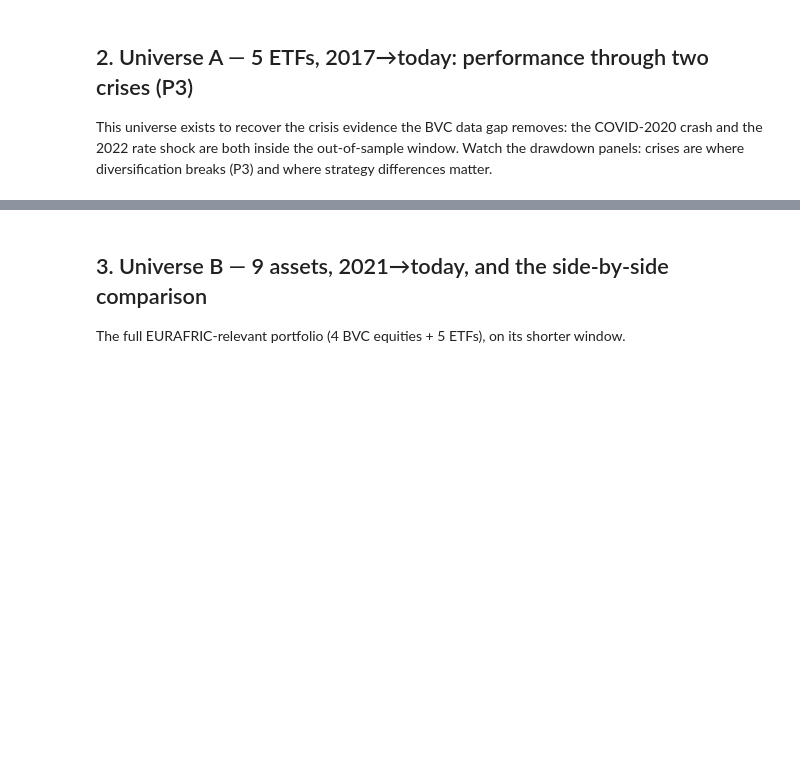
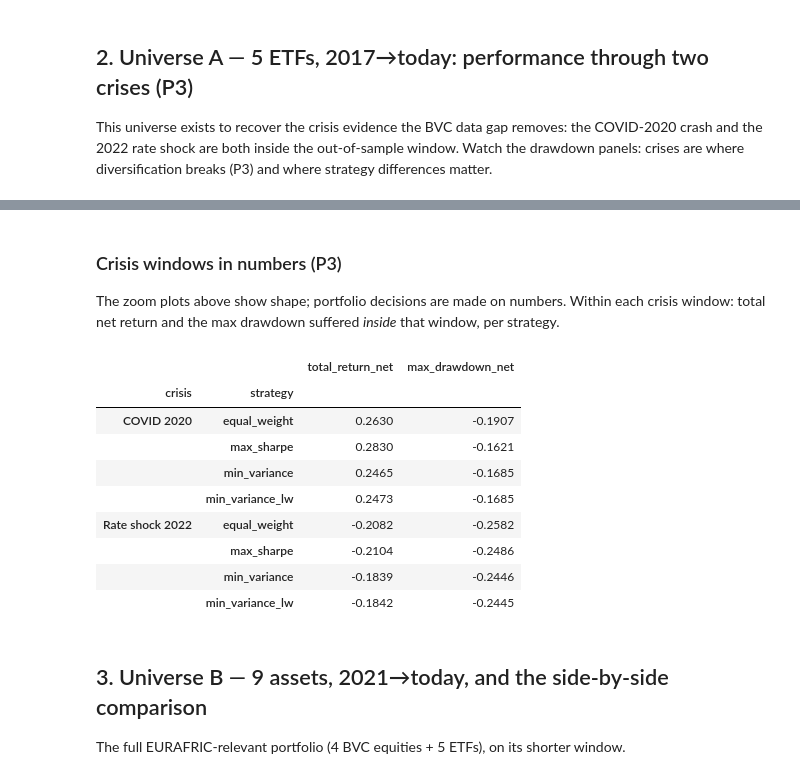
Before and after one commit to SouhailBourhim/Portfolio_ML, a Jupyter notebook: notebooks/phase2_backtest.ipynb, the cells around one changed output, grey strips where cells are left out. Cells and saved outputs as stored; diff of their text form; code cells hidden in the pictures; blank space fills up the shorter version.

```diff
--- a/notebooks/phase2_backtest.ipynb
+++ b/notebooks/phase2_backtest.ipynb
@@ -128,3 +131,31 @@ plt.tight_layout(); plt.show()
+# %% [markdown]
+### Crisis windows in numbers (P3)
+
+The zoom plots above show shape; portfolio decisions are made on numbers. Within each crisis
+window: total net return and the max drawdown suffered *inside* that window, per strategy.
+# %%
+crisis_windows = {'COVID 2020': ('2020-01-01', '2020-12-31'),
+                  'Rate shock 2022': ('2022-01-01', '2022-12-31')}
+rows = []
+for r in RESULTS['etf_2017']:
+    for crisis, (lo, hi) in crisis_windows.items():
+        seg = r.net_returns.loc[lo:hi]
+        rows.append({'crisis': crisis, 'strategy': r.strategy_name,
+                     'total_return_net': float((1 + seg).prod() - 1),
+                     'max_drawdown_net': max_drawdown(seg)})
+crisis_table = pd.DataFrame(rows).set_index(['crisis', 'strategy']).sort_index()
+crisis_table
+# %% [output]
+|  |  | total_return_net | max_drawdown_net |
+| crisis | strategy |  |  |
+| COVID 2020 | equal_weight | 0.2630 | -0.1907 |
+|  | max_sharpe | 0.2830 | -0.1621 |
+|  | min_variance | 0.2465 | -0.1685 |
+|  | min_variance_lw | 0.2473 | -0.1685 |
+| Rate shock 2022 | equal_weight | -0.2082 | -0.2582 |
+|  | max_sharpe | -0.2104 | -0.2486 |
+|  | min_variance | -0.1839 | -0.2446 |
+|  | min_variance_lw | -0.1842 | -0.2445 |
 # %% [markdown]
 ## 3. Universe B — 9 assets, 2021→today, and the side-by-side comparison
 
```
Also changed, not shown: parts of 8 cells of this notebook, 3 other files.
